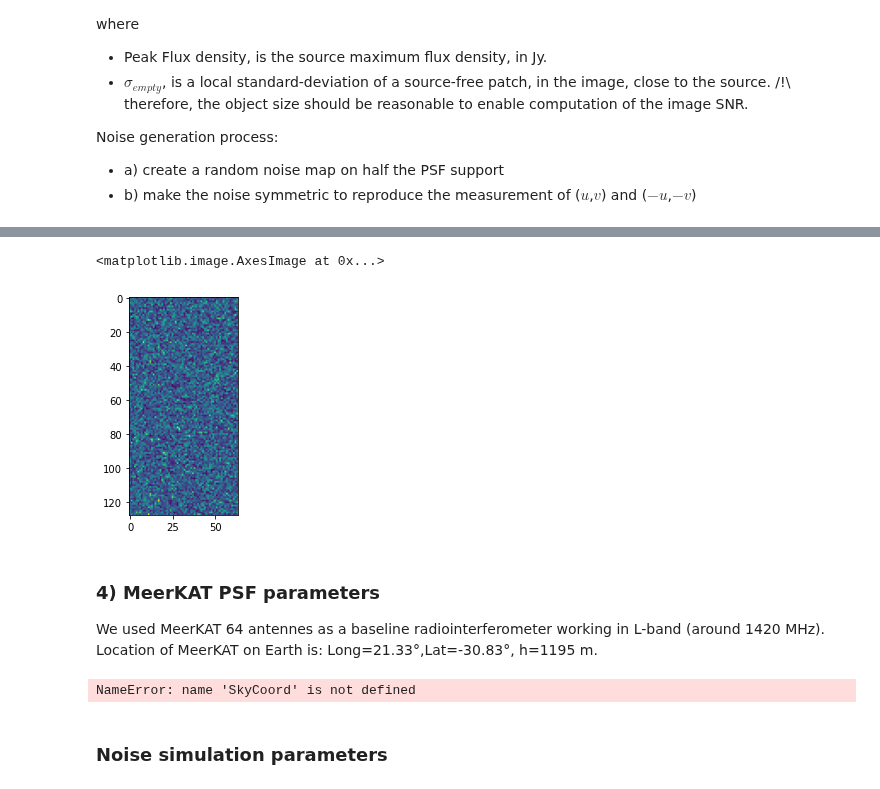
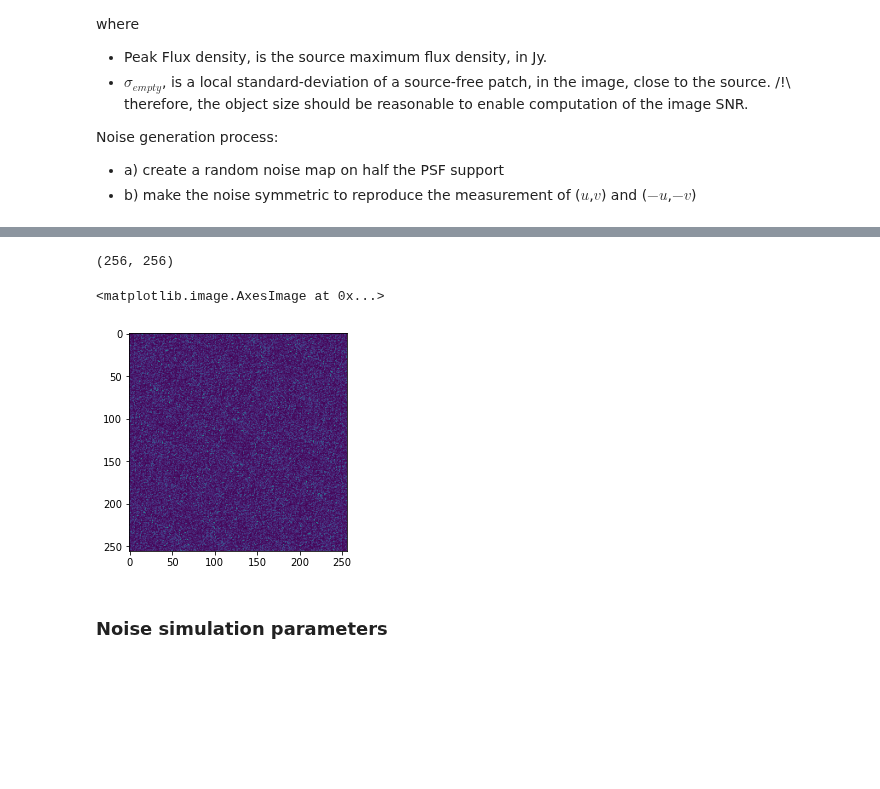
Before and after one commit to CosmoStat/ShapeDeconv, a Jupyter notebook: data/T-RECS/Generate Radio ground truth from T-RECS.ipynb, the cells around one changed output, grey strips where cells are left out. Drawn from its saved outputs; the diff is of its cells as text; code cells hidden in the pictures; blank space fills up the shorter version.

Commit message:
adding few lines for Radio PSF

```diff
--- a/data/T-RECS/Generate Radio ground truth from T-RECS.ipynb
+++ b/data/T-RECS/Generate Radio ground truth from T-RECS.ipynb
@@ -166,0 +204,28 @@ np.std(Noisemap_C)
+# %%
+# Initialized parameters
+# Specific parameters to generate Radio interferometric PSF from observational constraints with MeerKAT.
+# Radio PSF are frequency, time, direction and exposure dependent. Therefore, observational parameters should be specified or fixed to reasonable values.
+Obs_start='2020-10-05T20:00:00' # in Universal Time (UT)
+Obs_end='2020-10-06T04:00:00'   # in UT  # [Obs_start, Obs_end] define the exposure time
+
+#Npix=128 # PSF Support size, should be same or twice the postage stamp.
+FoV=0.1 # Field of View (in degrees) ===> gives size of pixel on the sky. Should be compatible with galaxy size range in degrees.
+Pointing_RA=5.4     # Right ascension in degrees. (15° = 1h of RA)
+Pointing_DEC=-30.83 # Declination in degrees.
+
+F=1420e6 # Observing frequency in Hz.
+# %%
+# Make the radio PSF
+
+Pointing=MakePSF.SkyCoord(Pointing_RA,Pointing_DEC,unit='deg')
+tstart=Time(Obs_start,format='isot',scale='utc')
+tend=Time(Obs_end,format='isot',scale='utc')
+
+
+# 1 min integration
+delta_t=60.
+tstep=TimeDelta(delta_t,format='sec')
+Ndates=round(((tend-tstart)/tstep).value) # number of time steps
+
+timetab=Time([tstart+i*tstep for i in range(int(Ndates))])
+uvw=MakePSF.UVW(timetab,MakePSF.MeerKATarr.Array,F)
@@ -167,5 +246,12 @@ np.std(Noisemap_C)
+# %%
+img=MakePSF.Imager(uvw.uvw,fov=FoV)
+psf=img.make_psf(npix=256,freq=F)
+# %%
+psf.shape
+# %% [output]
+(256, 256)
 # %%
-plt.imshow(np.abs(Noisemap))
+plt.imshow(psf)
 # %% [output]
 <matplotlib.image.AxesImage at 0x...>
-[figure, old version]
+[figure, new version]
@@ -176,5 +257,0 @@ rfft2d
-# %% [markdown]
-### 4) MeerKAT PSF parameters
-
-We used MeerKAT 64 antennes as a baseline radiointerferometer working in L-band (around 1420 MHz).
-Location of MeerKAT on Earth is: Long=21.33°,Lat=-30.83°, h=1195 m.
@@ -194,15 +258,3 @@ F=1420.e6 # Observing frequency in Hz.
-# %%
-# Make the radio PSF
-
-Pointing=SkyCoord(Pointing_RA,Pointing_DEC,unit='deg')
-tstart=Time(Obs_start,format='isot',scale='utc')
-tend=Time(Obs_end,format='isot',scale='utc')
-tstep=TimeDelta(delta_t,format='sec')
-
-uvw=MakePSF.UVW(timetab,MakePSF.MeerKATarr.Array,f)
-timetab=Time([tstart+i*tstep for i in range(int(Ndates))])
-# %% [output]
-NameError: name 'SkyCoord' is not defined
 # %% [markdown]
 ### Noise simulation parameters
 # %% [markdown]
```
Also changed, not shown: parts of 10 cells of this notebook.
